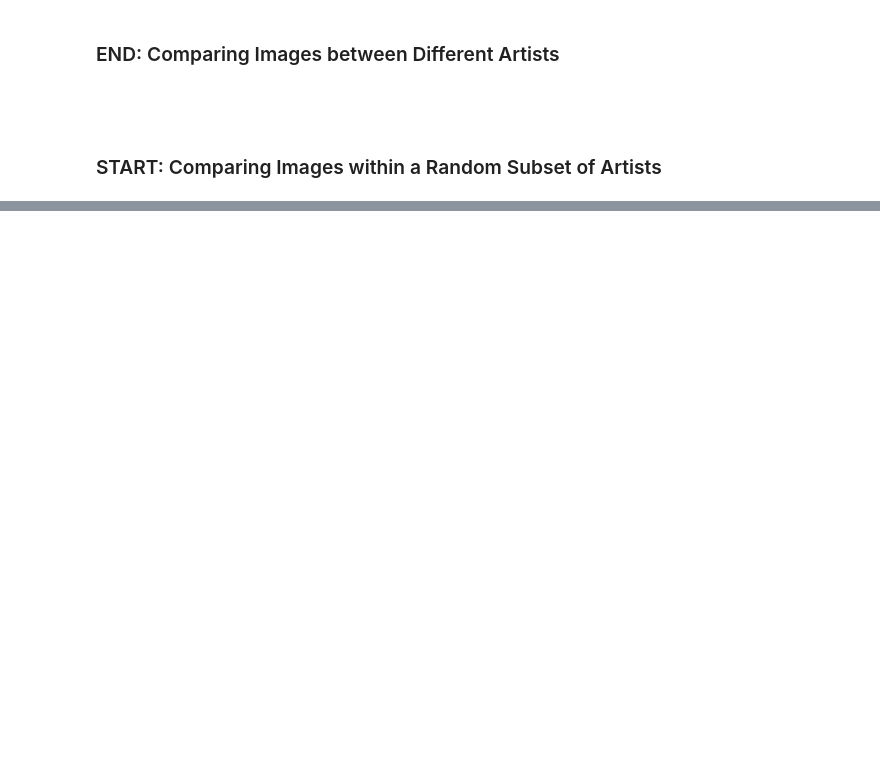
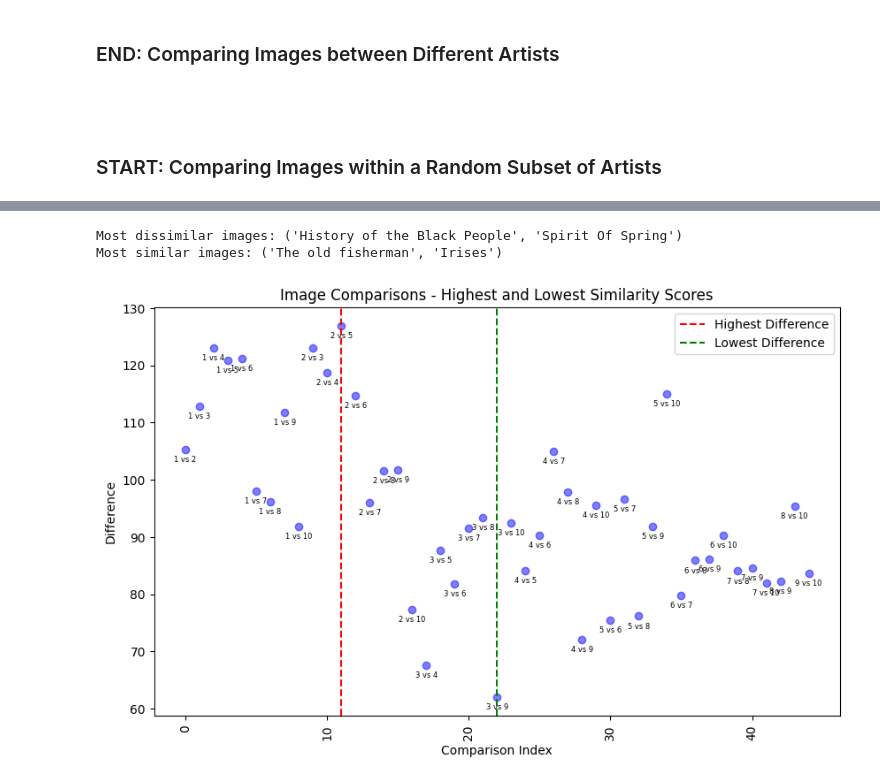
Before and after one commit to zach-marto/ArtInsight-ML, a Jupyter notebook: Pretrained_model/final_ver_pretrained.ipynb, the cells around one changed output, grey strips where cells are left out. Drawn from its saved outputs; the diff is of its cells as text; code cells hidden in the pictures; blank space fills up the shorter version.

```diff
--- a/Pretrained_model/second_ver_pretrained.ipynb
+++ b/Pretrained_model/final_ver_pretrained.ipynb
@@ -30,7 +30,7 @@ from sklearn.cluster import KMeans
 # %% [markdown]
 ### Establishing Access to OPEN AI API
 # %%
-client = OpenAI(api_key="sk-OPEN_AI_API_KEY")
+client = OpenAI(api_key="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")
 # %% [markdown]
 ### Setting up Word2Vec Model for Later Use
 # %%
@@ -1567,0 +1713,9 @@ Centroids: [[16.61858277]]
+# %%
+# fetching and printing the random images
+
+diverse_images = get_diverse_images(10)
+
+if diverse_images:
+    print(f"Found {len(diverse_images)} diverse images:")
+    for name, url in diverse_images.items():
+        print(f"{name}: {url}")
@@ -1567,0 +1738,2 @@ Centroids: [[16.61858277]]
+# %%
+diverse_images_descriptions = final_get_image_description_labels(diverse_images)
@@ -1567,0 +1769,52 @@ Centroids: [[16.61858277]]
+# %%
+diverse_images_comparisons, highest_sim_diverse, lowest_sim_diverse = final_calculate_total_image_comparisons(diverse_images_descriptions, "bert")
+
+# USER MODIFICATION
+
+# Try out different attributes to compare images.
+# Try out different similarity metrics to compare images.
+
+# using final_calculate_label_comparisons to get the highest and lowest similarity pairs
+# fields to choose from: 'Color Palette', 'Subject Matter', 'Mood/Emotion', 'Style/Aesthetic', 'Setting/Location', 'Time Period', 'Cultural/Symbolic Representation'
+
+# Mood/Emotion Gives Pretty Good Results.
+#diverse_images_comparisons, highest_sim_diverse, lowest_sim_diverse = final_calculate_label_comparisons(diverse_images_descriptions, "Color Palette", "bert")
+
+print("Most dissimilar images:", highest_sim_diverse)
+print("Most similar images:", lowest_sim_diverse)
+# %% [output]
+Most dissimilar images: ('History of the Black People', 'Spirit Of Spring')
+Most similar images: ('The old fisherman', 'Irises')
+# %%
+def visualize_comparisons_diverse(comparisons):
+    # Extract the image names and differences from the comparisons
+    image_pairs = [comparison[0] for comparison in comparisons]
+    differences = [comparison[1] for comparison in comparisons]
+
+    # Find the index of the maximum and minimum differences
+    max_diff_index = np.argmax(differences)
+    min_diff_index = np.argmin(differences)
+
+    # Plot the differences
+    plt.figure(figsize=(10, 6))
+    plt.scatter(range(len(differences)), differences, c='blue', alpha=0.5)
+
+    # Annotate points with image comparison labels
+    for i, (pair, diff) in enumerate(zip(image_pairs, differences)):
+        plt.annotate(pair, (i, diff), textcoords="offset points", xytext=(0, -10), ha='center', fontsize=6)
+
+    # Plot vertical lines for maximum and minimum differences
+    plt.axvline(x=max_diff_index, color='red', linestyle='--', label=f'Highest Difference')
+    plt.axvline(x=min_diff_index, color='green', linestyle='--', label=f'Lowest Difference')
+
+    plt.legend()
+
+    plt.title('Image Comparisons - Highest and Lowest Similarity Scores')
+    plt.xlabel('Comparison Index')
+    plt.ylabel('Difference')
+    plt.xticks(rotation=90)
+    plt.show()
+# %%
+visualize_comparisons_diverse(label_change_index(diverse_images_comparisons, diverse_images))
+# %% [output]
+[figure, added]
```
Also changed, not shown: parts of 16 cells of this notebook, 7 other files.
